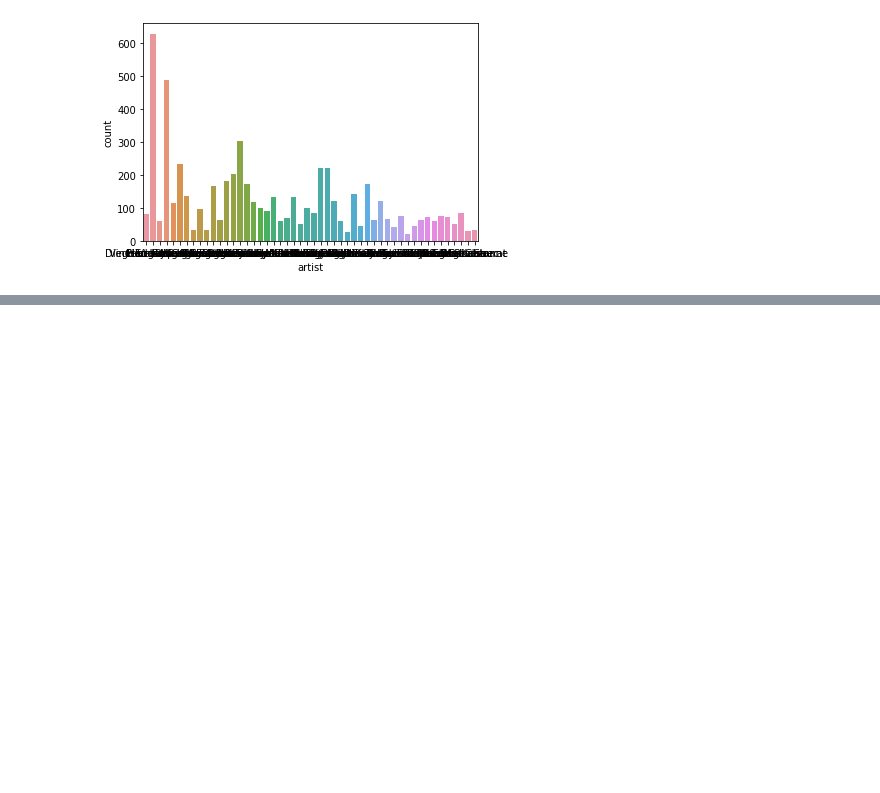
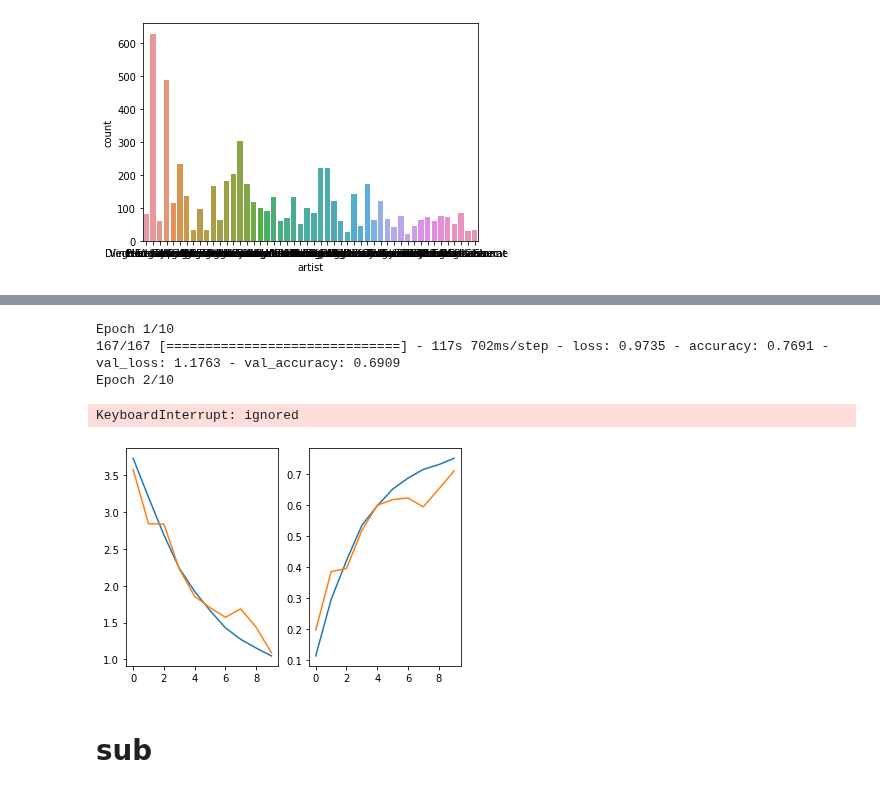
Before and after one commit to chi-hun/dacon, a Jupyter notebook: 월간_데이콘_예술_작품_화가_분류_AI_경진대회.ipynb, the cells around one changed output, grey strips where cells are left out. Drawn from its saved outputs; the diff is of its cells as text; code cells hidden in the pictures; blank space fills up the shorter version.

```diff
--- a/월간_데이콘_예술_작품_화가_분류_AI_경진대회.ipynb
+++ b/월간_데이콘_예술_작품_화가_분류_AI_경진대회.ipynb
@@ -112,0 +260,3 @@ plt.show()
+# %%
+model = model_make2()
+model.summary()
@@ -112,0 +281,5 @@ plt.show()
+# %%
+model.compile(optimizer=tf.keras.optimizers.Adam(learning_rate=0.00001), loss=tf.keras.losses.CategoricalCrossentropy(), metrics=['accuracy'])
+# %%
+with tf.device('/GPU0:'):
+    his = model.fit(train_ds, epochs=10, validation_data=val_ds)
@@ -112,0 +307,8 @@ plt.show()
+# %%
+with tf.device('/GPU:0'):
+    his = model.fit(train_ds, epochs=10, validation_data=val_ds)
+# %% [output]
+Epoch 1/10
+167/167 [==============================] - 117s 702ms/step - loss: 0.9735 - accuracy: 0.7691 - val_loss: 1.1763 - val_accuracy: 0.6909
+Epoch 2/10
+KeyboardInterrupt: ignored
@@ -112,0 +317,12 @@ plt.show()
+# %%
+plt.subplot(1,2,1)
+plt.plot(his.history['loss'])
+plt.plot(his.history['val_loss'])
+plt.subplot(1,2,2)
+plt.plot(his.history['accuracy'])
+plt.plot(his.history['val_accuracy'])
+plt.show()
+# %% [output]
+[figure, added]
+# %% [markdown]
+# sub
```
Also changed, not shown: parts of 25 cells of this notebook.
